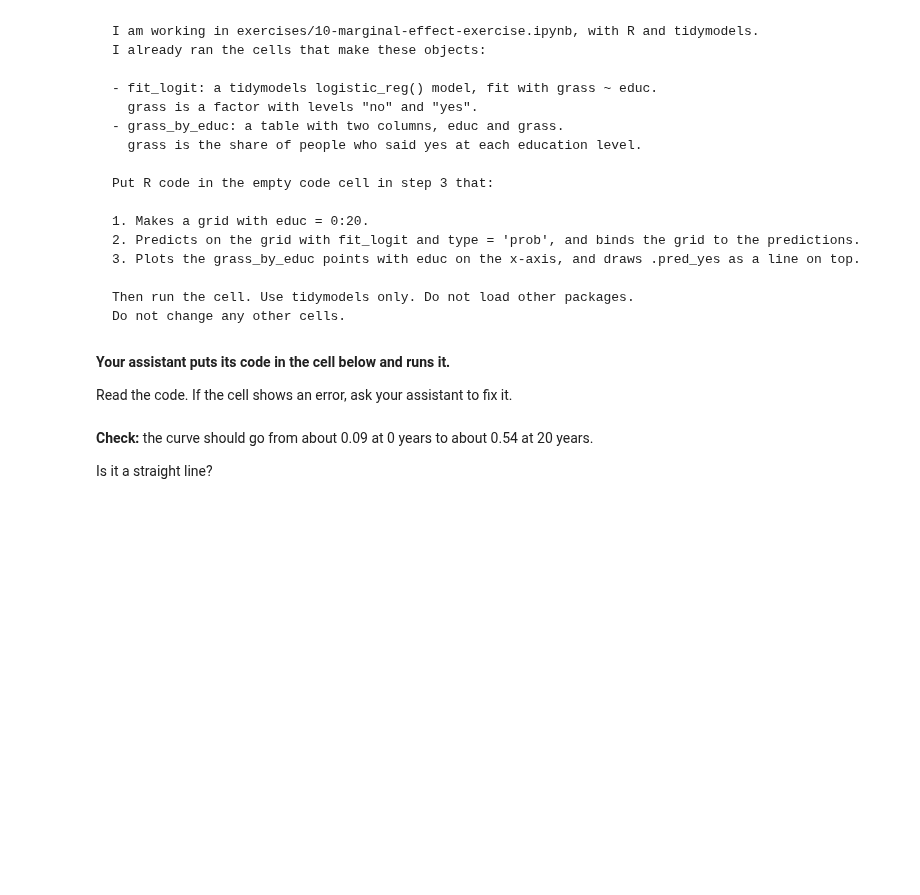
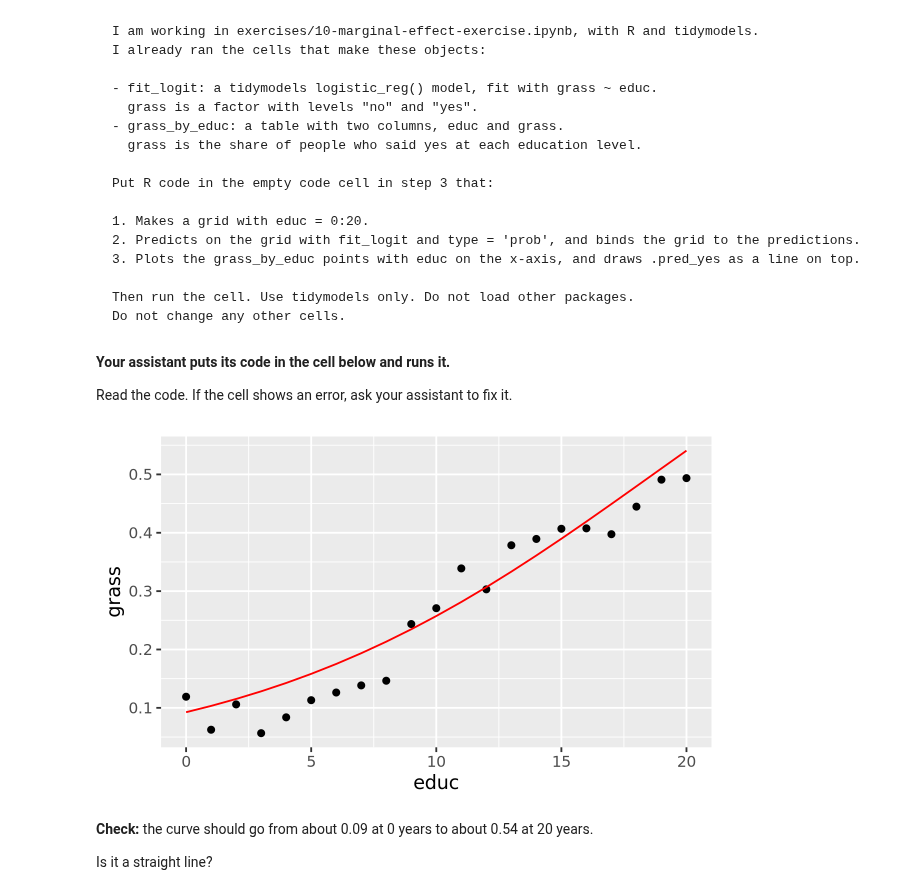
Before and after one commit to chenTracy25/codespace, a Jupyter notebook: exercises/10-marginal-effect-exercise.ipynb, the cells around one changed output. Drawn from its saved outputs; the diff is of its cells as text; code cells hidden in the pictures; blank space fills up the shorter version.

```diff
--- a/exercises/10-marginal-effect-exercise.ipynb
+++ b/exercises/10-marginal-effect-exercise.ipynb
@@ -89,6 +114,18 @@ Do not change any other cells.
 **Your assistant puts its code in the cell below and runs it.**
 
 Read the code. If the cell shows an error, ask your assistant to fix it.
+# %%
+grid_educ <- tibble(educ = 0:20)
+
+preds_logit <- fit_logit |>
+    predict(new_data = grid_educ, type = 'prob') |>
+    bind_cols(grid_educ)
+
+ggplot(grass_by_educ, aes(x = educ, y = grass)) +
+    geom_point() +
+    geom_line(data = preds_logit, aes(y = .pred_yes), color = 'red')
+# %% [output]
+[figure, added]
 # %% [markdown]
 **Check:** the curve should go from about 0.09 at 0 years to about 0.54 at 20 years.
 
```
Also changed, not shown: parts of 5 cells of this notebook.
